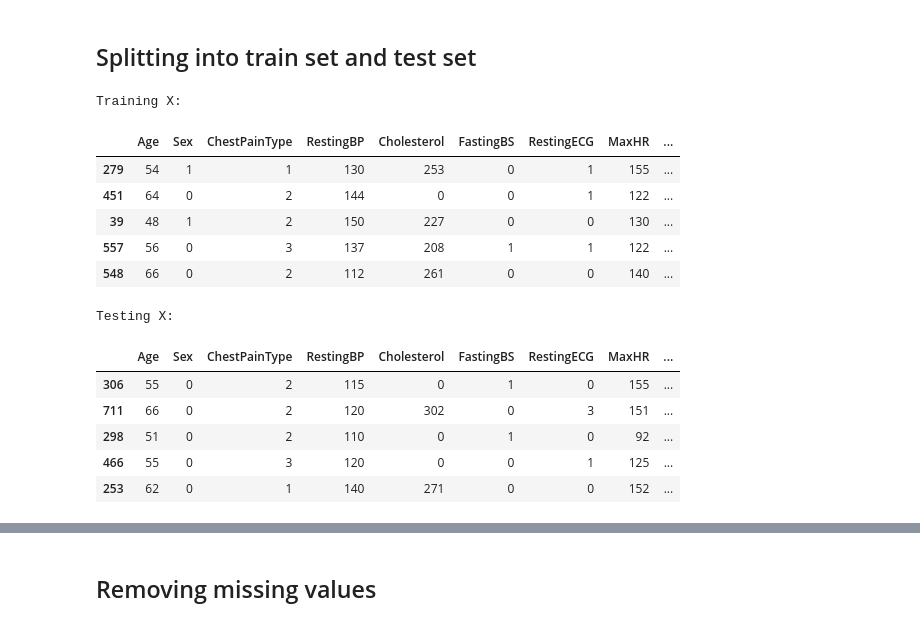
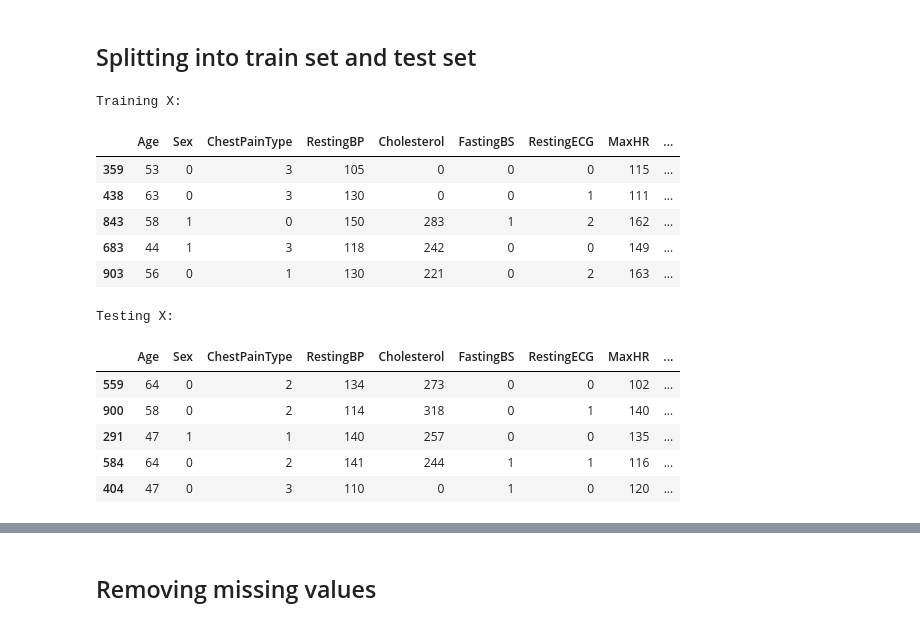
Before and after one commit to MaryiaKhomchanka/HeartFailure_MachineLearning_Training_Project, a Jupyter notebook: data_preprocessing.ipynb, the cells around one changed output, grey strips where cells are left out. Cells and saved outputs as stored; diff of their text form; code cells hidden in the pictures.

```diff
--- a/data_preprocessing.ipynb
+++ b/data_preprocessing.ipynb
@@ -111,26 +110,28 @@ y = heart["HeartDisease"]
 # %% [markdown]
 ## Splitting into train set and test set
 # %%
-X_train, X_test, y_train, y_test = train_test_split(X, y, random_state = 0, test_size = 0.25)
+X_train, X_test, y_train, y_test = train_test_split(X, y, random_state = 0, test_size = 0.2, stratify = y)
+
+X_train, X_valid, y_train, y_valid = train_test_split(X_train, y_train, random_state = 0, test_size = 0.25, stratify = y_train)
 
 print("Training X:")
 X_train.head()
 # %% [output]
 Training X:
 |  | Age | Sex | ChestPainType | RestingBP | Cholesterol | FastingBS | RestingECG | MaxHR | ... |
-| 279 | 54 | 1 | 1 | 130 | 253 | 0 | 1 | 155 | ... |
-| 451 | 64 | 0 | 2 | 144 | 0 | 0 | 1 | 122 | ... |
-| 39 | 48 | 1 | 2 | 150 | 227 | 0 | 0 | 130 | ... |
-| 557 | 56 | 0 | 3 | 137 | 208 | 1 | 1 | 122 | ... |
-| 548 | 66 | 0 | 2 | 112 | 261 | 0 | 0 | 140 | ... |
+| 359 | 53 | 0 | 3 | 105 | 0 | 0 | 0 | 115 | ... |
+| 438 | 63 | 0 | 3 | 130 | 0 | 0 | 1 | 111 | ... |
+| 843 | 58 | 1 | 0 | 150 | 283 | 1 | 2 | 162 | ... |
+| 683 | 44 | 1 | 3 | 118 | 242 | 0 | 0 | 149 | ... |
+| 903 | 56 | 0 | 1 | 130 | 221 | 0 | 2 | 163 | ... |
 # %%
 print("Testing X:")
 X_test.head()
 # %% [output]
 Testing X:
 |  | Age | Sex | ChestPainType | RestingBP | Cholesterol | FastingBS | RestingECG | MaxHR | ... |
-| 306 | 55 | 0 | 2 | 115 | 0 | 1 | 0 | 155 | ... |
-| 711 | 66 | 0 | 2 | 120 | 302 | 0 | 3 | 151 | ... |
-| 298 | 51 | 0 | 2 | 110 | 0 | 1 | 0 | 92 | ... |
-| 466 | 55 | 0 | 3 | 120 | 0 | 0 | 1 | 125 | ... |
-| 253 | 62 | 0 | 1 | 140 | 271 | 0 | 0 | 152 | ... |
+| 559 | 64 | 0 | 2 | 134 | 273 | 0 | 0 | 102 | ... |
+| 900 | 58 | 0 | 2 | 114 | 318 | 0 | 1 | 140 | ... |
+| 291 | 47 | 1 | 1 | 140 | 257 | 0 | 0 | 135 | ... |
+| 584 | 64 | 0 | 2 | 141 | 244 | 1 | 1 | 116 | ... |
+| 404 | 47 | 0 | 3 | 110 | 0 | 1 | 0 | 120 | ... |
```
Also changed, not shown: parts of 23 cells of this notebook, 8 other files.
